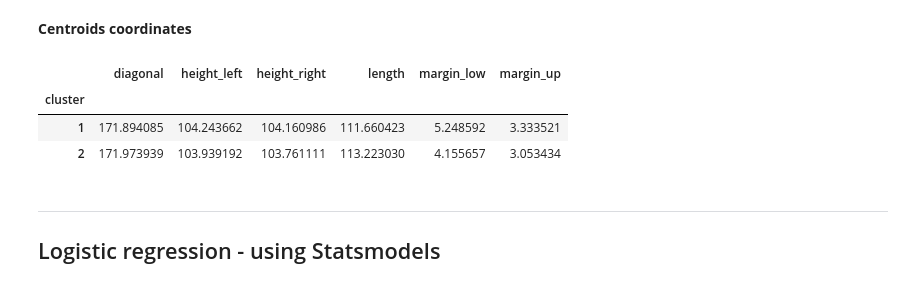
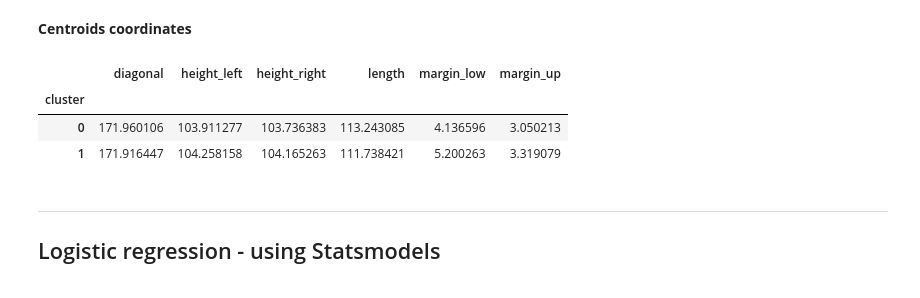
Before and after one commit to Michael-Orange/algorithm_banknotes, a Jupyter notebook: P6.ipynb, the cells around one changed output. Cells and saved outputs as stored; diff of their text form; code cells hidden in the pictures.

```diff
--- a/P6.ipynb
+++ b/P6.ipynb
@@ -414,0 +438,16 @@ notes_cluster.index=names
+# %%
+# Create a k-means clustering model
+kmeans = KMeans(init='random', n_clusters=num_clusters, n_init=10)
+
+# Fit the data to the model
+kmeans.fit(X_scaled)
+
+# Determine which clusters each data point belongs to:
+clusters =  kmeans.predict(X_scaled)
+# %%
+# Add cluster number to the original data
+X = num_notes.drop('sum_squared', axis=1)
+X_scaled_clustered = pd.DataFrame(X_scaled, columns=X.columns, index=X.index)
+X_scaled_clustered['cluster'] = clusters
+
+X_scaled_clustered.head()
@@ -430,14 +512,14 @@ for d1, d2 in factors:
 # %% [markdown]
 **Centroids coordinates**
 # %%
-notes = notes.merge(notes_cluster, left_index=True, right_index=True)
+notes = notes.merge(X_scaled_clustered['cluster'], left_index=True, right_index=True)
 centroids_cluster = notes.pivot_table(index='cluster', values=notes.columns[1:-1], aggfunc=np.mean)
 centroids_cluster
 # %% [output]
 |  | diagonal | height_left | height_right | length | margin_low | margin_up |
 | cluster |  |  |  |  |  |  |
-| 1 | 171.894085 | 104.243662 | 104.160986 | 111.660423 | 5.248592 | 3.333521 |
-| 2 | 171.973939 | 103.939192 | 103.761111 | 113.223030 | 4.155657 | 3.053434 |
+| 0 | 171.960106 | 103.911277 | 103.736383 | 113.243085 | 4.136596 | 3.050213 |
+| 1 | 171.916447 | 104.258158 | 104.165263 | 111.738421 | 5.200263 | 3.319079 |
 # %% [markdown]
 <hr>
 <h2>Logistic regression - using Statsmodels</h2><a id='stats'></a>
```
Also changed, not shown: parts of 31 cells of this notebook.
